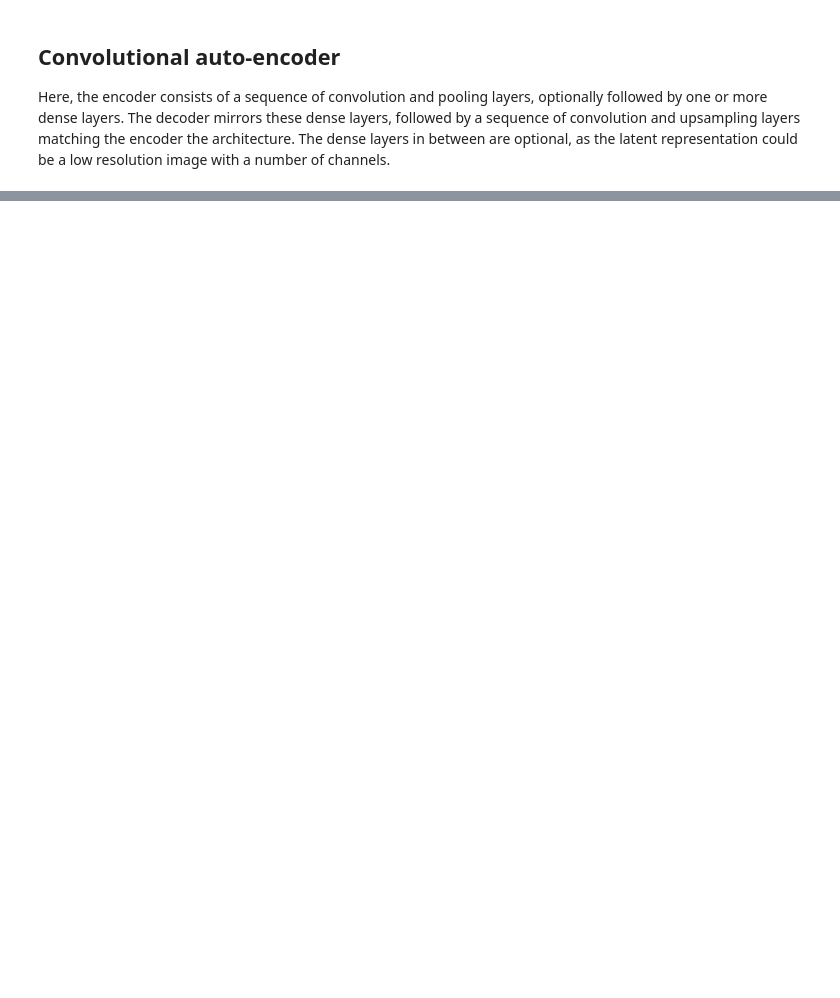
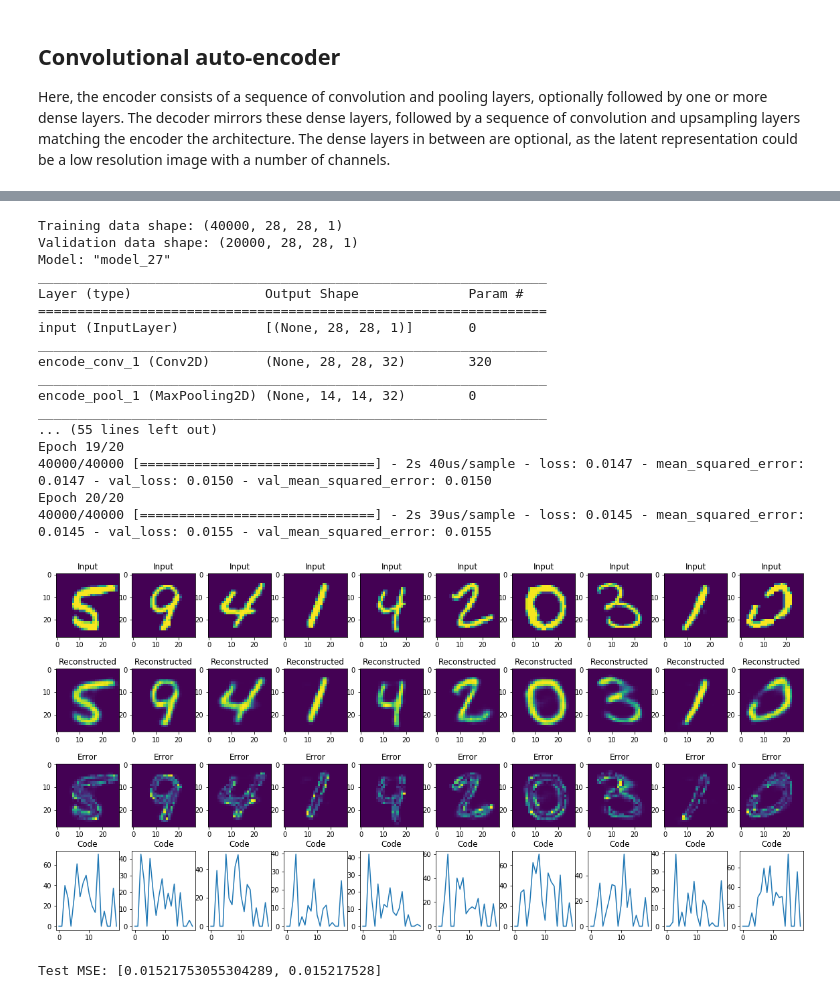
Before and after one commit to williamjshipman/autoencoder_tutorial, a Jupyter notebook: src/mnist_basic_auto_encoders.ipynb, the cells around one changed output, grey strips where cells are left out. Saved outputs shown, nothing was run; the diff lists cells and outputs as text; code cells hidden in the pictures; blank space fills up the shorter version.

```diff
--- a/src/mnist_basic_auto_encoders.ipynb
+++ b/src/mnist_basic_auto_encoders.ipynb
@@ -428,0 +516,53 @@ del encoder, decoder
+# %%
+def train_test_denoise(x_train: np.ndarray, x_train_noise: np.ndarray, x_test: np.ndarray, x_test_noise: np.ndarray, encoder: tf.keras.Model, decoder: tf.keras.Model, name: str):
+    x_train1, x_train2, y_train1, y_train2 = train_test_split(x_train_noise, x_train, test_size=1./3.)
+    print(f'Training data shape: {x_train1.shape}')
+    print(f'Validation data shape: {x_train2.shape}')
+
+    decoder.summary()
+
+    # Setting dpi=72 is needed to fix a bug when saving as an SVG, larger DPI values create bigger images,
+    # but the viewBox attribute of the SVG file remains the same, so only the top left corner of the image is actually visible.
+    net_graph = tf.keras.utils.model_to_dot(decoder, show_shapes=True, show_layer_names=True, dpi=72)
+    net_graph.write_svg(os.path.join(output_path, 'img', 'denoising_ae_' + name + '.svg'))
+
+    decoder.fit(
+        x_train1, y_train1,
+        batch_size=256,
+        epochs=20,
+        validation_data=(x_train2, y_train2))
+
+    figure = plt.figure(figsize=(20, 10))
+    for num in range(10):
+        test_random_noisy_image(x_test, x_test_noise, encoder, decoder, num, 10, figure)
+    figure.savefig(
+        fname=os.path.join(output_path, 'img', name + '_output.png'),
+        format='png',
+        bbox_inches='tight'
+    )
+    plt.show()
+
+    print(f'Test MSE: {decoder.evaluate(x_test_noise, x_test, verbose=0)}')
+# %%
+encoder, decoder = convolutional_autoencoder(x_train, hidden_layers=[32], fc_layers=[20])
+train_test_denoise(x_train, x_train_gauss_noise, x_test, x_test_gauss_noise, encoder, decoder, 'single-layer-convolutional-auto-encoder-gaussian-noise')
+# %% [output]
+Training data shape: (40000, 28, 28, 1)
+Validation data shape: (20000, 28, 28, 1)
+Model: "model_27"
+_________________________________________________________________
+Layer (type)                 Output Shape              Param #
+=================================================================
+input (InputLayer)           [(None, 28, 28, 1)]       0
+_________________________________________________________________
+encode_conv_1 (Conv2D)       (None, 28, 28, 32)        320
+_________________________________________________________________
+encode_pool_1 (MaxPooling2D) (None, 14, 14, 32)        0
+_________________________________________________________________
+... (55 lines left out)
+Epoch 19/20
+40000/40000 [==============================] - 2s 40us/sample - loss: 0.0147 - mean_squared_error: 0.0147 - val_loss: 0.0150 - val_mean_squared_error: 0.0150
+Epoch 20/20
+40000/40000 [==============================] - 2s 39us/sample - loss: 0.0145 - mean_squared_error: 0.0145 - val_loss: 0.0155 - val_mean_squared_error: 0.0155
+[figure, added]
+Test MSE: [0.01521753055304289, 0.015217528]
```
Also changed, not shown: parts of 23 cells of this notebook.
